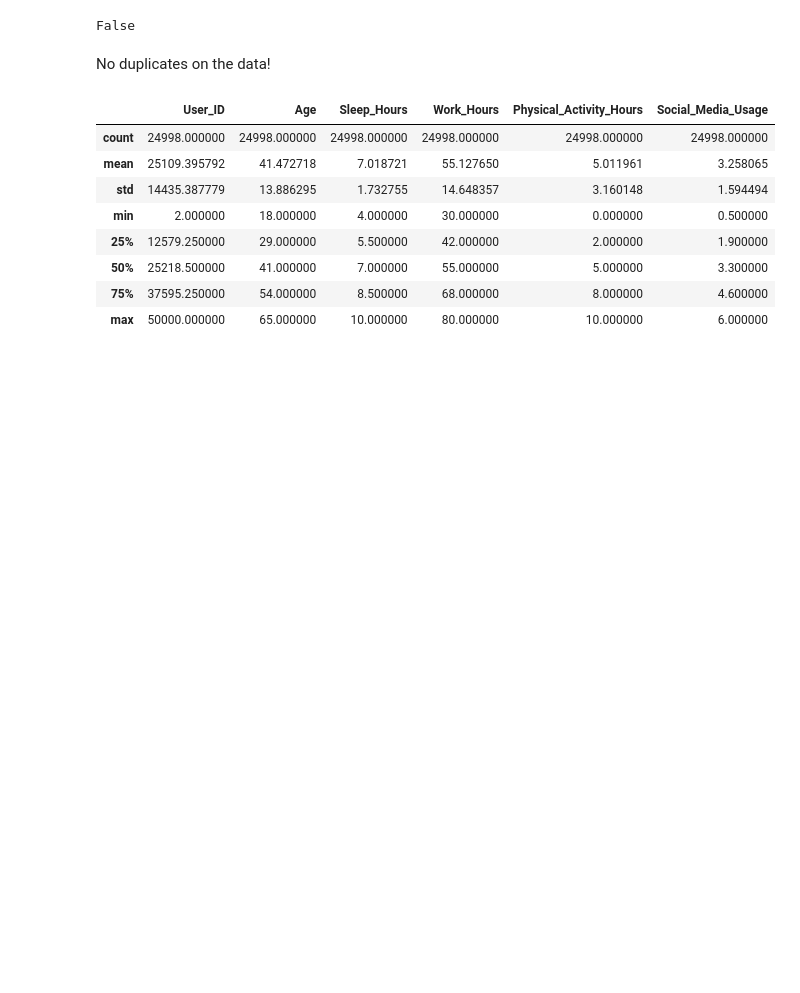
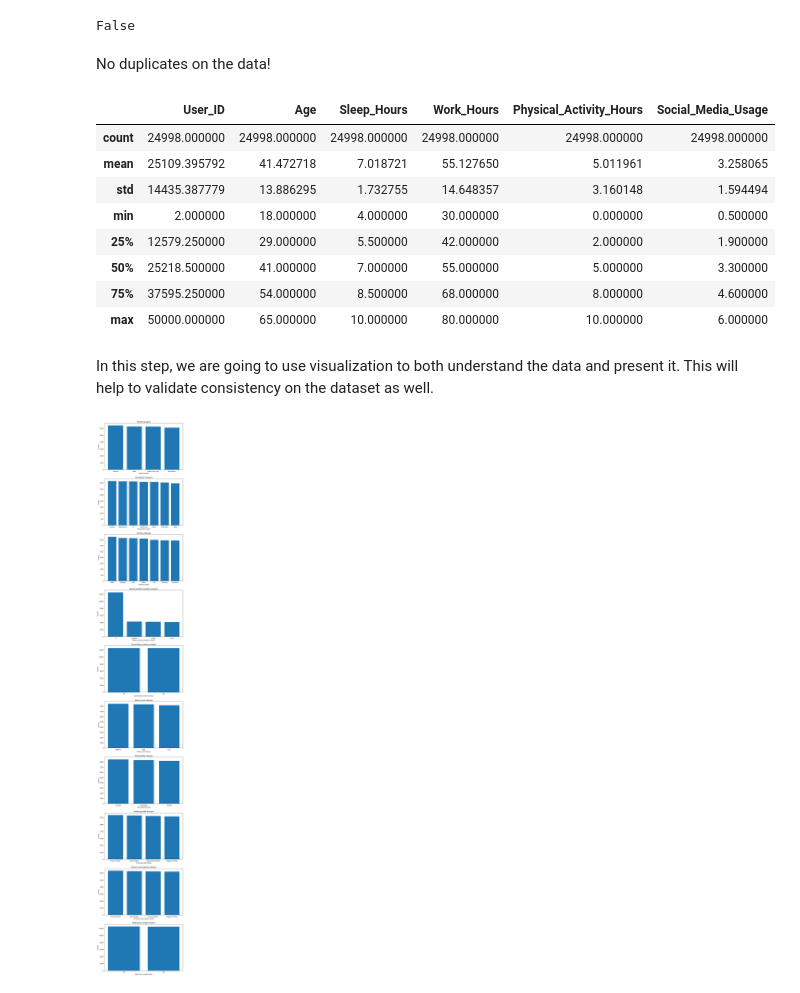
Before and after one commit to DanielMelo46/Machine_Learning-_Term_Project, a Jupyter notebook: Term Project/project.ipynb, the cells around one changed output. Drawn from its saved outputs; the diff is of its cells as text; code cells hidden in the pictures; blank space fills up the shorter version.

```diff
--- a/Term Project/project.ipynb
+++ b/Term Project/project.ipynb
@@ -24,6 +24,9 @@ import pandas as pd
 import numpy as np
 import matplotlib.pyplot as plt
 from sklearn.model_selection import train_test_split
+
+# Defining global variables
+LABEL = 'Mental_Health_Condition'
 # %%
 df = pd.read_csv('data/mental_health_data final data.csv')
 df.head()
@@ -110,0 +123,4 @@ memory usage: 3.4+ MB
+# %%
+df['Mental_Health_Condition'] = df[LABEL].map({'Yes': 'Y', 'No': 'N'})
+df['Severity'] = df.apply(lambda row : '' if row[LABEL] == 'N' else row['Severity'], axis = 1)
+df
@@ -110,0 +143,5 @@ memory usage: 3.4+ MB
+# %%
+df[LABEL] = df.apply(lambda row : row[LABEL] + '_' + row['Severity']
+                     if row[LABEL] == 'Y' else row[LABEL], axis = 1)
+df.drop(columns = ['Severity'], inplace=True)
+df.head()
@@ -130,3 +174,19 @@ df.describe()
 | 50% | 25218.500000 | 41.000000 | 7.000000 | 55.000000 | 5.000000 | 3.300000 |
 | 75% | 37595.250000 | 54.000000 | 8.500000 | 68.000000 | 8.000000 | 4.600000 |
 | max | 50000.000000 | 65.000000 | 10.000000 | 80.000000 | 10.000000 | 6.000000 |
+# %% [markdown]
+In this step, we are going to use visualization to both understand the data and present it. This will help to validate consistency on the dataset as well.
+# %%
+# Value counts analysis
+# Non-numerical columns only
+columns_to_analyze = df.select_dtypes(exclude='number').columns
+
+fig, axs = plt.subplots(len(columns_to_analyze), 1, figsize=(10, 70))
+for i, column in enumerate(columns_to_analyze):
+    gender_counts = df[column].value_counts()
+    axs[i].bar(gender_counts.index, gender_counts.values)
+    axs[i].set_xlabel(f'{column} Inputs')
+    axs[i].set_ylabel('Counts')
+    axs[i].set_title(f'{column} Analysis')
+# %% [output]
+[figure, added]
```
Also changed, not shown: parts of 6 cells of this notebook.
